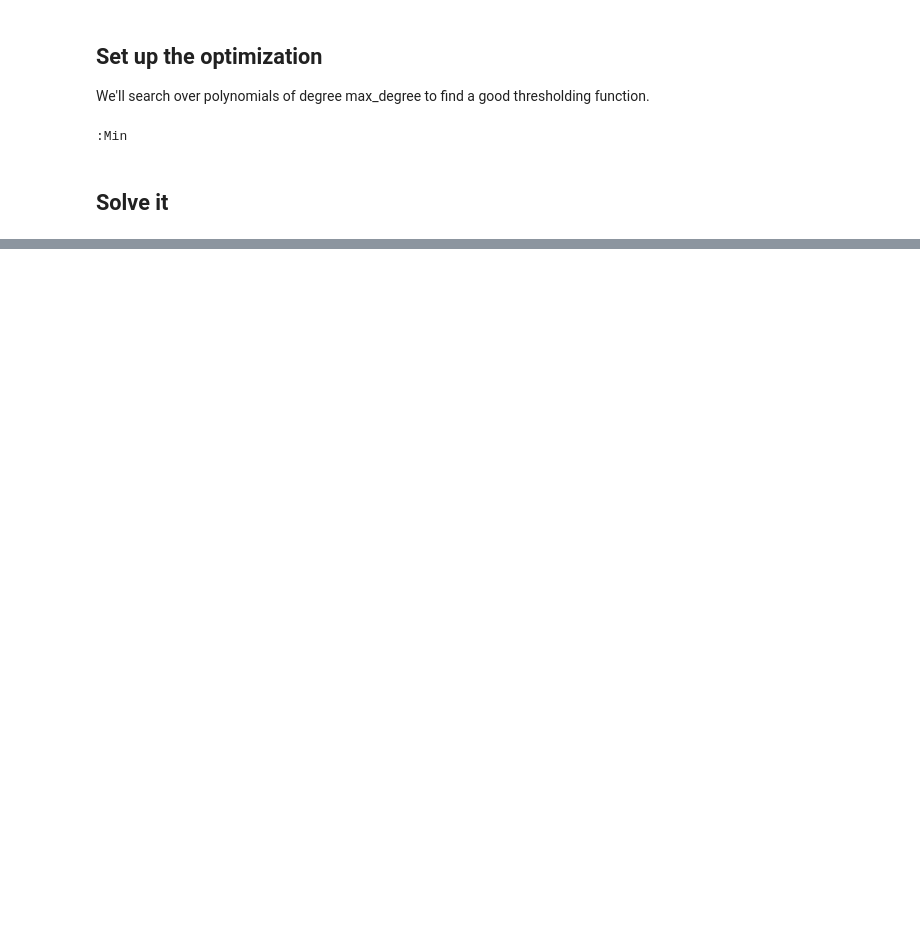
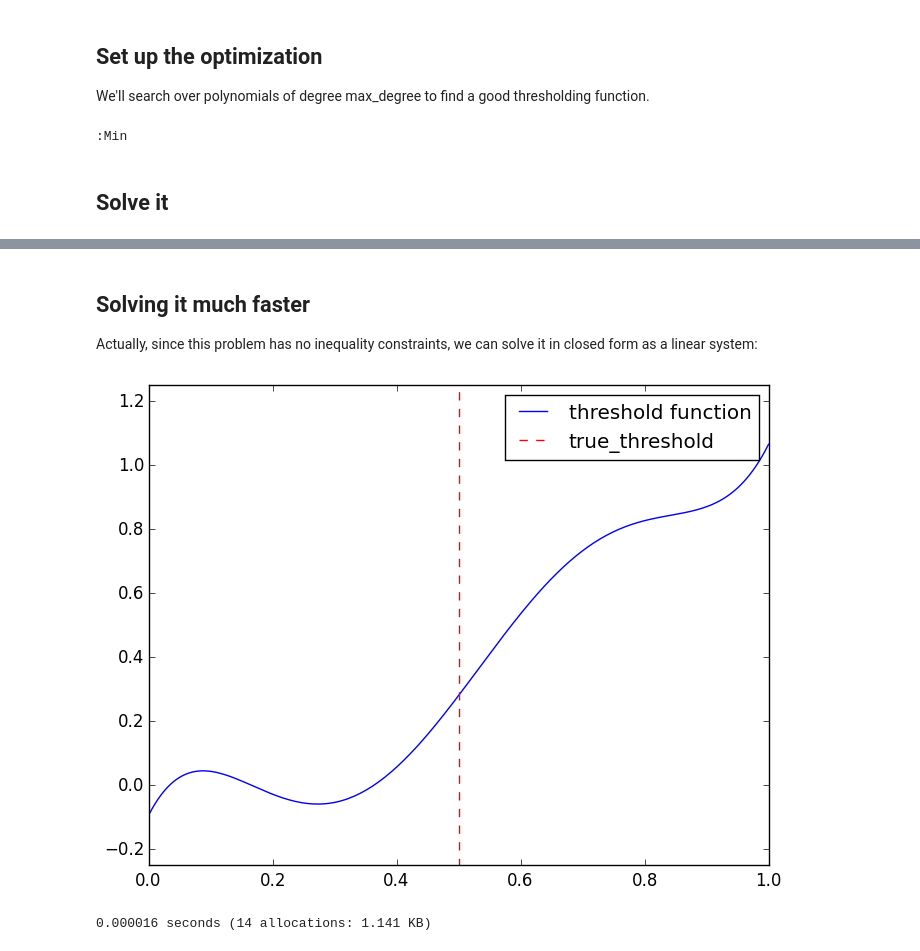
Before and after one commit to rdeits/threshold-qp, a Jupyter notebook: threshold_qp.ipynb, the cells around one changed output, grey strips where cells are left out. Cells and saved outputs as stored; diff of their text form; code cells hidden in the pictures; blank space fills up the shorter version.

Commit message:
it's actually a linear system

```diff
--- a/threshold_qp.ipynb
+++ b/threshold_qp.ipynb
@@ -87 +93,22 @@ legend(["threshold function", "true_threshold"])
 PyObject <matplotlib.legend.Legend object at 0x...>
+# %% [markdown]
+## Solving it much faster
+Actually, since this problem has no inequality constraints, we can solve it in closed form as a linear system:
+# %%
+Q = zeros(max_degree+1, max_degree+1)
+q = zeros(max_degree+1)
+
+for i = 1:num_values
+    v = [Float64(x[i,1] ^ j) for j = 0:max_degree]
+    Q += v * v'
+    q += -v * y[i]
+end
+
+@time alpha_ls = Q \ -q
+
+plot_performance(alpha_ls, true_threshold)
+
+@assert all(abs(alpha_ls - alpha_qp) .< 1e-6)
+# %% [output]
+[figure, added]
+0.000016 seconds (14 allocations: 1.141 KB)
```
Also changed, not shown: parts of 4 cells of this notebook.
